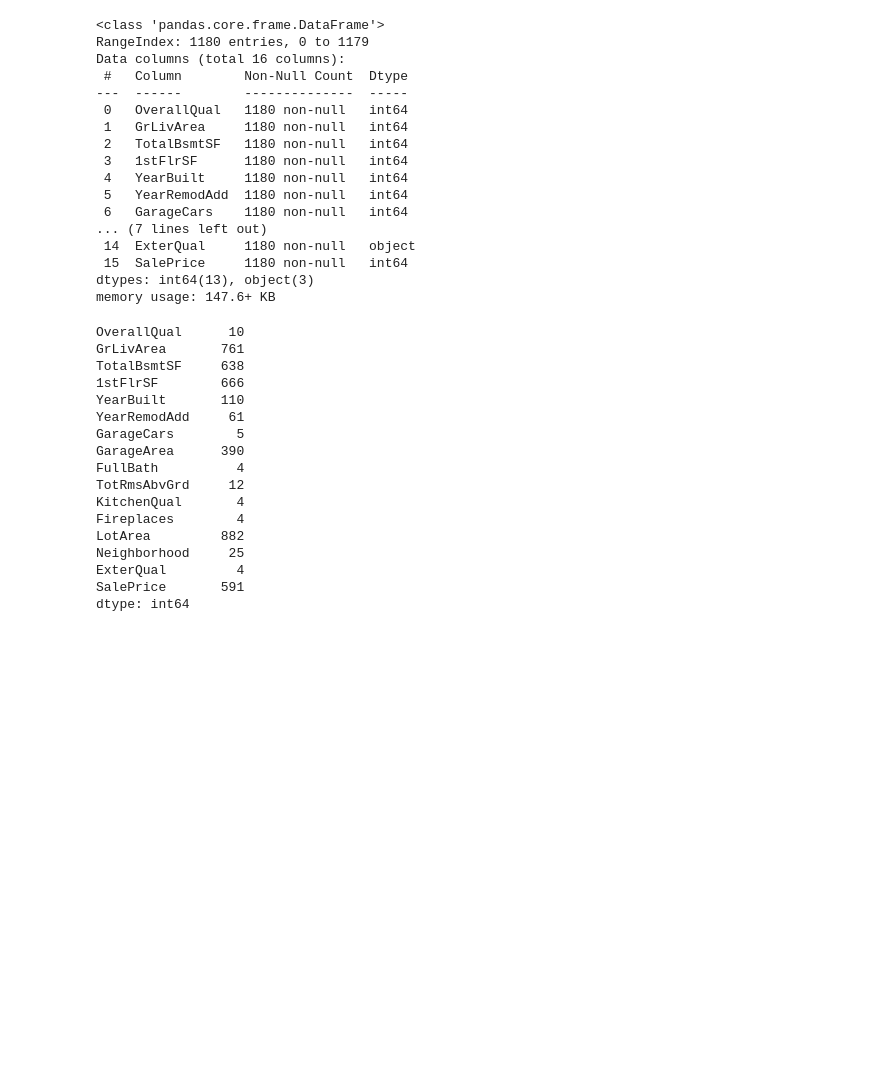
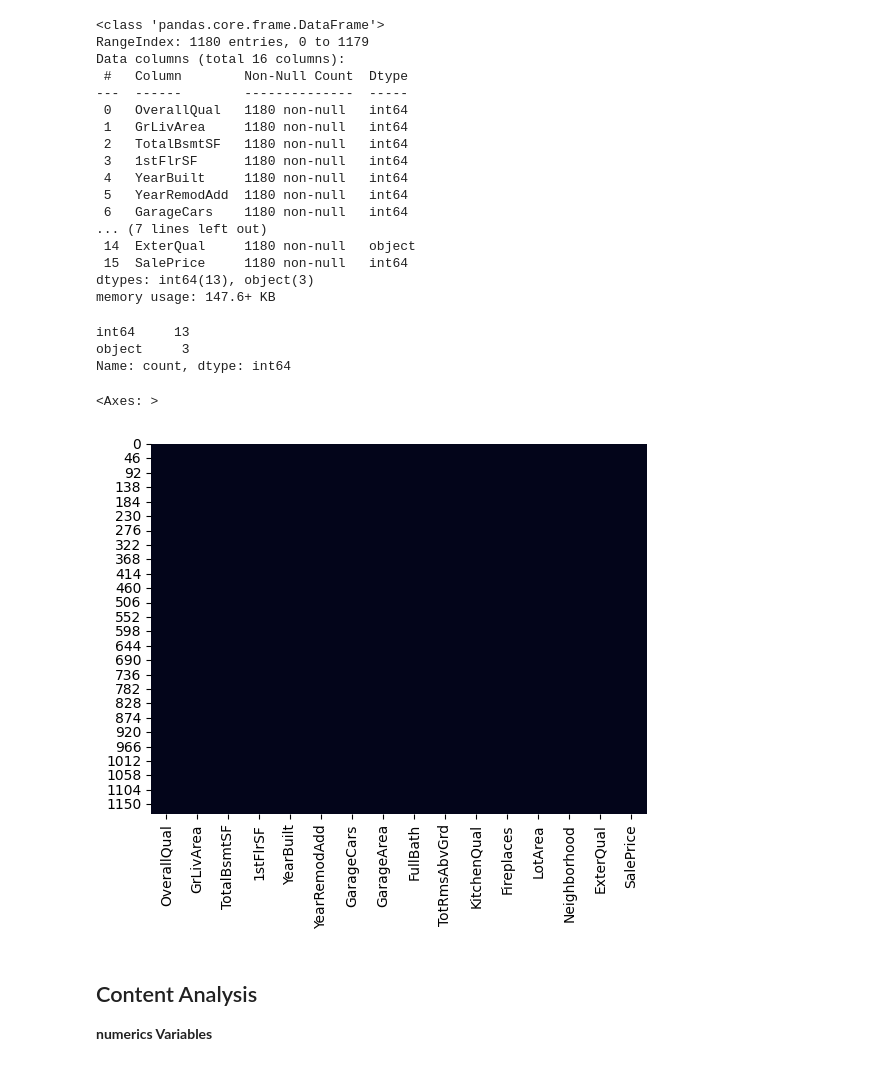
Before and after one commit to MouloudB-24/MP-PRO, a Jupyter notebook: projects/regression-prediction-prix-immobilier/regression-predic-prix-immob.ipynb, the cells around one changed output. Drawn from its saved outputs; the diff is of its cells as text; code cells hidden in the pictures; blank space fills up the shorter version.

```diff
--- a/projects/regression-prediction-prix-immobilier/regression-predic-prix-immob.ipynb
+++ b/projects/regression-prediction-prix-immobilier/regression-predic-prix-immob.ipynb
@@ -8,5 +15,9 @@ import matplotlib.pyplot as plt
 # %% [markdown]
 # Data
 # %%
-df = pd.read_csv("kaggle_train_set.csv")
-df.head()
+df_train = pd.read_csv("kaggle_train_set.csv")
+
+X_train = df_train.drop(columns='SalePrice')
+y_train = df_train['SalePrice']
+
+X_test = pd.read_csv("kaggle_test_set.csv")
@@ -22,3 +70,5 @@ df.head()
+# %%
+df = df_train.copy()
 # %%
 df.info()
 # %% [output]
@@ -40,22 +90,16 @@ Data columns (total 16 columns):
 dtypes: int64(13), object(3)
 memory usage: 147.6+ KB
 # %%
-df.nunique()
+df.dtypes.value_counts()
 # %% [output]
-OverallQual      10
-GrLivArea       761
-TotalBsmtSF     638
-1stFlrSF        666
-YearBuilt       110
-YearRemodAdd     61
-GarageCars        5
-GarageArea      390
-FullBath          4
-TotRmsAbvGrd     12
-KitchenQual       4
-Fireplaces        4
-LotArea         882
-Neighborhood     25
-ExterQual         4
-SalePrice       591
-dtype: int64
+int64     13
+object     3
+Name: count, dtype: int64
+# %%
+sns.heatmap(df.isna(), cbar=False)
+# %% [output]
+<Axes: >
+[figure, added]
+# %% [markdown]
+## Content Analysis
+**numerics Variables**
```
Also changed, not shown: parts of 33 cells of this notebook, 2 other files.
